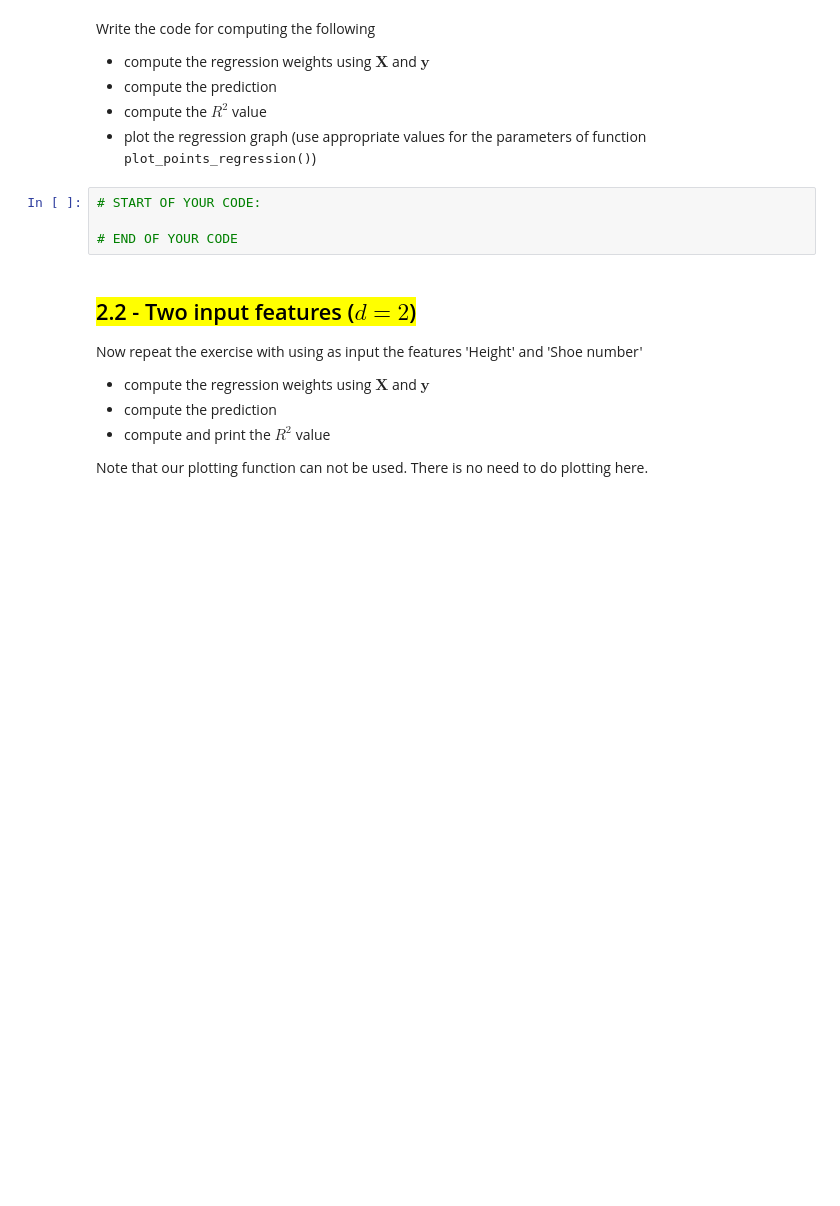
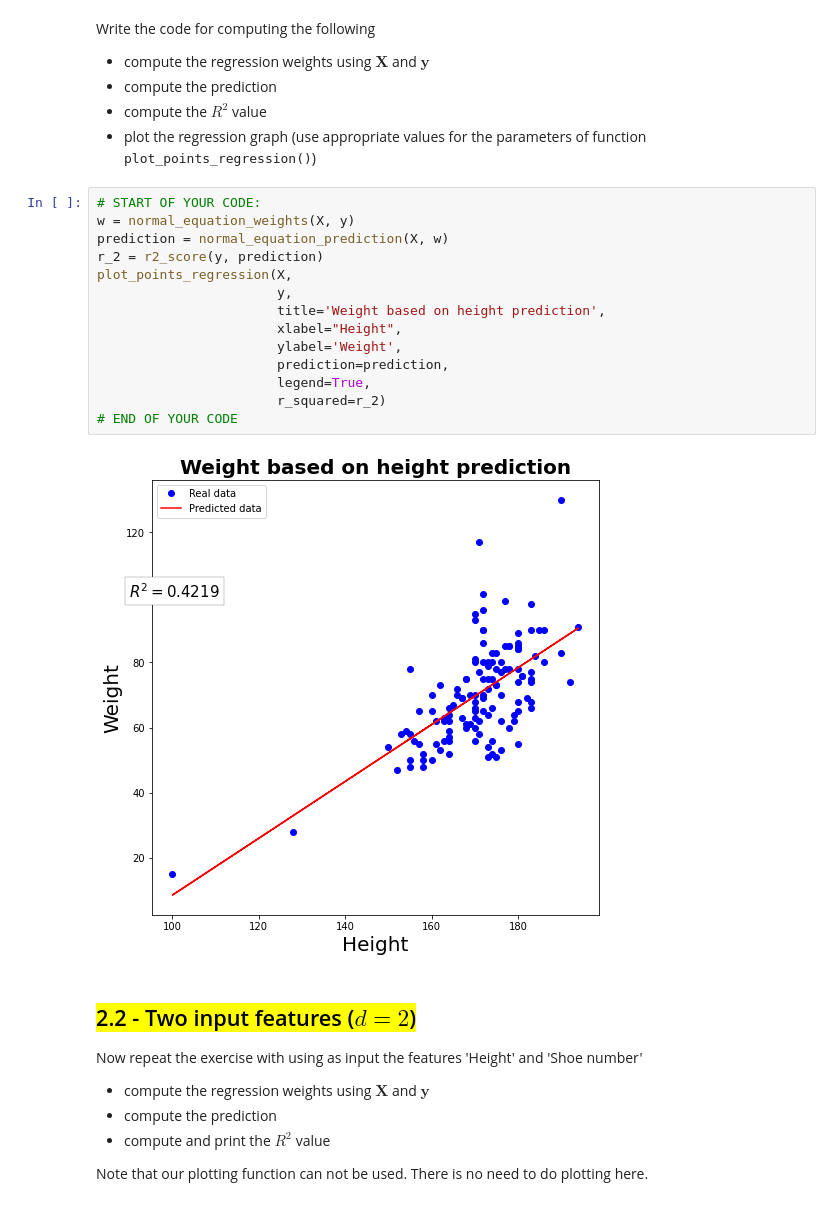
Before and after one commit to ricardokojo/MAC0460-2021, a Jupyter notebook: ep02_linreg_analytic.ipynb, the cells around one changed output. Cells and saved outputs as stored; diff of their text form; blank space fills up the shorter version.

```diff
--- a/ep02_linreg_analytic.ipynb
+++ b/ep02_linreg_analytic.ipynb
@@ -339,10 +416,22 @@ Write the code for computing the following
 - compute the prediction
 - compute the $R^2$ value
 - plot the regression graph (use appropriate values for the parameters of function <tt>plot_points_regression()</tt>)
-# %%
-# START OF YOUR CODE:
-
-# END OF YOUR CODE
+# %%
+# START OF YOUR CODE:
+w = normal_equation_weights(X, y)
+prediction = normal_equation_prediction(X, w)
+r_2 = r2_score(y, prediction)
+plot_points_regression(X,
+                       y,
+                       title='Weight based on height prediction',
+                       xlabel="Height",
+                       ylabel='Weight',
+                       prediction=prediction,
+                       legend=True,
+                       r_squared=r_2)
+# END OF YOUR CODE
+# %% [output]
+[figure, added]
 # %% [markdown]
 ## <mark>2.2 - Two input features ($d=2$)</mark>
 
```
Also changed, not shown: parts of 17 cells of this notebook.
